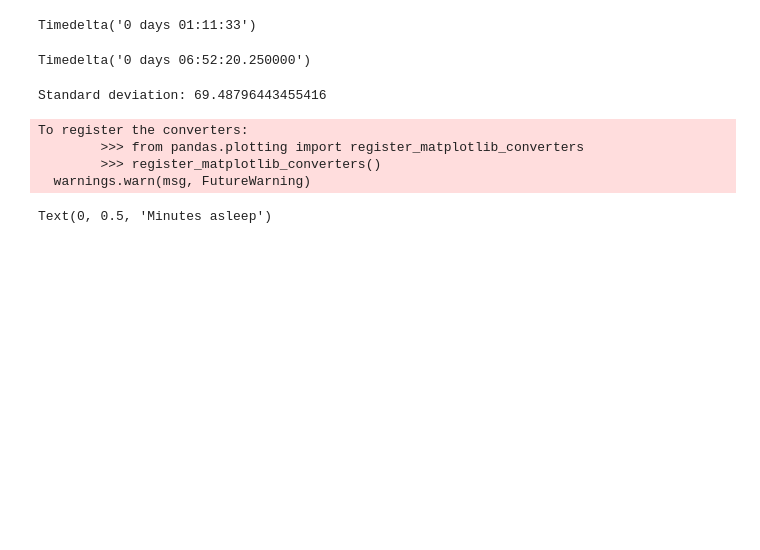
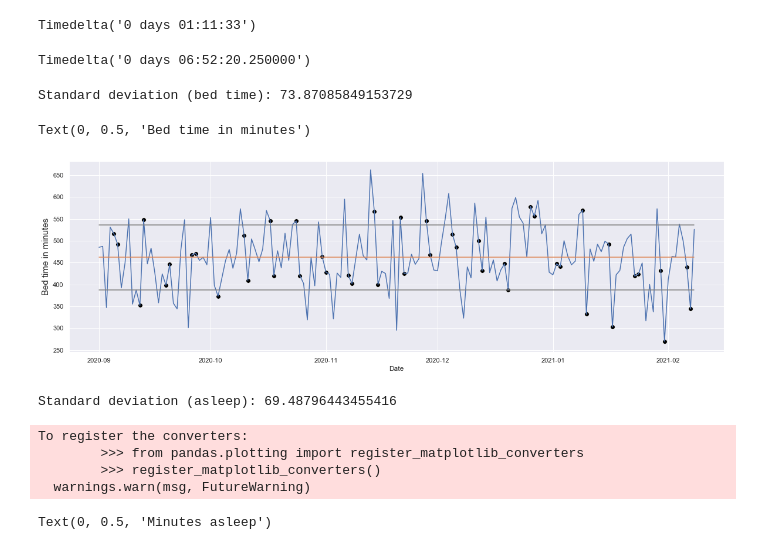
Before and after one commit to SalimAmarti/Sleep_Analysis, a Jupyter notebook: Sleep analysis.ipynb, the cells around one changed output. Saved outputs shown, nothing was run; the diff lists cells and outputs as text; code cells hidden in the pictures; blank space fills up the shorter version.

```diff
--- a/Sleep analysis.ipynb
+++ b/Sleep analysis.ipynb
@@ -270,10 +270,26 @@ Timedelta('0 days 01:11:33')
 (sleep_data_final['Deep']+sleep_data_final['Light']+sleep_data_final['REM']).mean()
 # %% [output]
 Timedelta('0 days 06:52:20.250000')
+# %%
+print('Standard deviation (bed time):',(sleep_data_final['Total'].astype('timedelta64[m]')).std())
+# %% [output]
+Standard deviation (bed time): 73.87085849153729
+# %%
+sns.set(rc={'figure.figsize':(20, 6)})
+y = sleep_data_final['Total'].astype('timedelta64[m]')
+sns.lineplot(x=sleep_data_final['Date'],y=y)
+sns.scatterplot(x=sleep_data_final[sleep_data_final['Weekend']==1]['Date'],y=y,marker='o',s=60,color='black') #Weekend
+sns.lineplot(x=sleep_data_final['Date'],y=y.mean()) #Average line
+sns.lineplot(x=sleep_data_final['Date'],y=y.mean()+y.std(),color='grey') #Standard deviation line
+sns.lineplot(x=sleep_data_final['Date'],y=y.mean()-y.std(),color='grey') #Standard deviation line
+plt.ylabel('Bed time in minutes', fontsize=15)
+# %% [output]
+Text(0, 0.5, 'Bed time in minutes')
+[figure, added]
 # %%
-print('Standard deviation:',(sleep_data_final['Deep'].astype('timedelta64[m]')+sleep_data_final['Light'].astype('timedelta64[m]')+sleep_data_final['REM'].astype('timedelta64[m]')).std())
+print('Standard deviation (asleep):',(sleep_data_final['Deep'].astype('timedelta64[m]')+sleep_data_final['Light'].astype('timedelta64[m]')+sleep_data_final['REM'].astype('timedelta64[m]')).std())
 # %% [output]
-Standard deviation: 69.48796443455416
+Standard deviation (asleep): 69.48796443455416
 # %%
 sns.set(rc={'figure.figsize':(20, 6)})
 y = sleep_data_final['Deep'].astype('timedelta64[m]')+sleep_data_final['Light'].astype('timedelta64[m]')+sleep_data_final['REM'].astype('timedelta64[m]')
```
Also changed, not shown: parts of 8 cells of this notebook.
